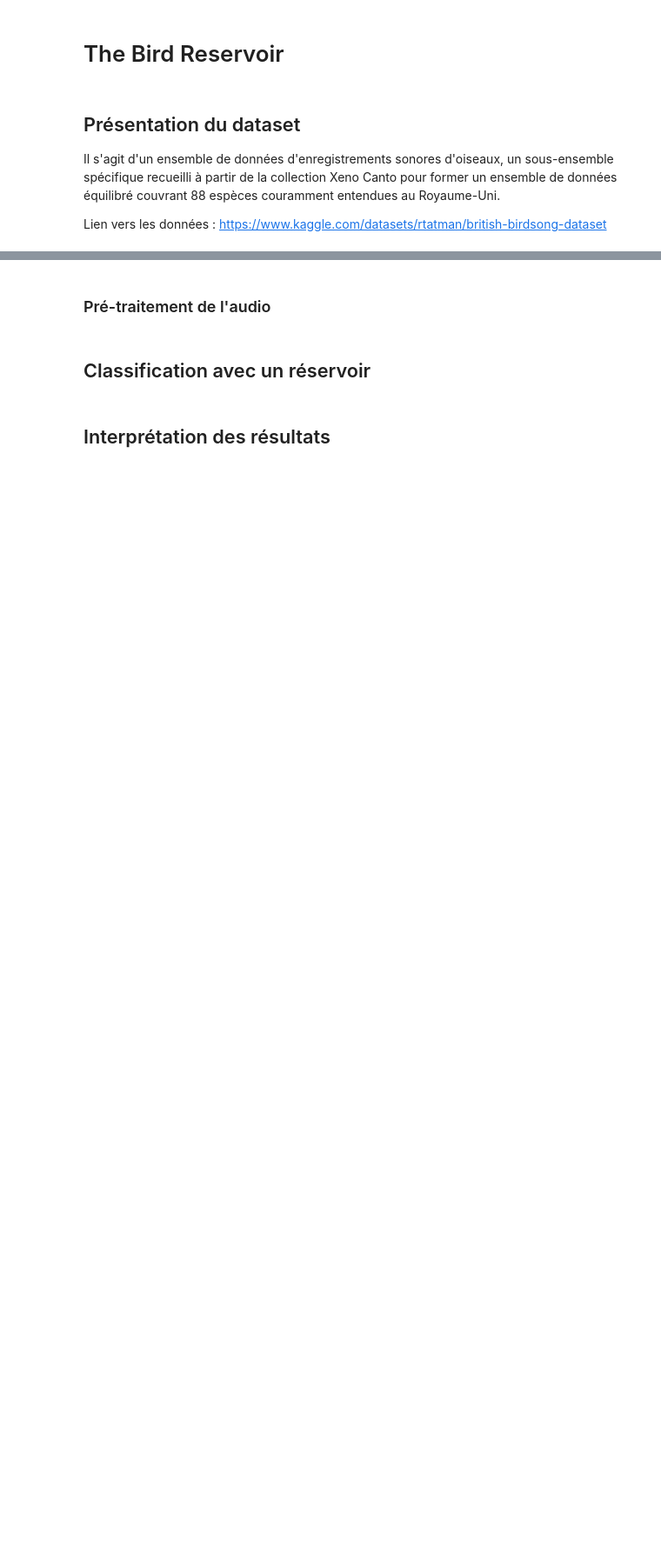
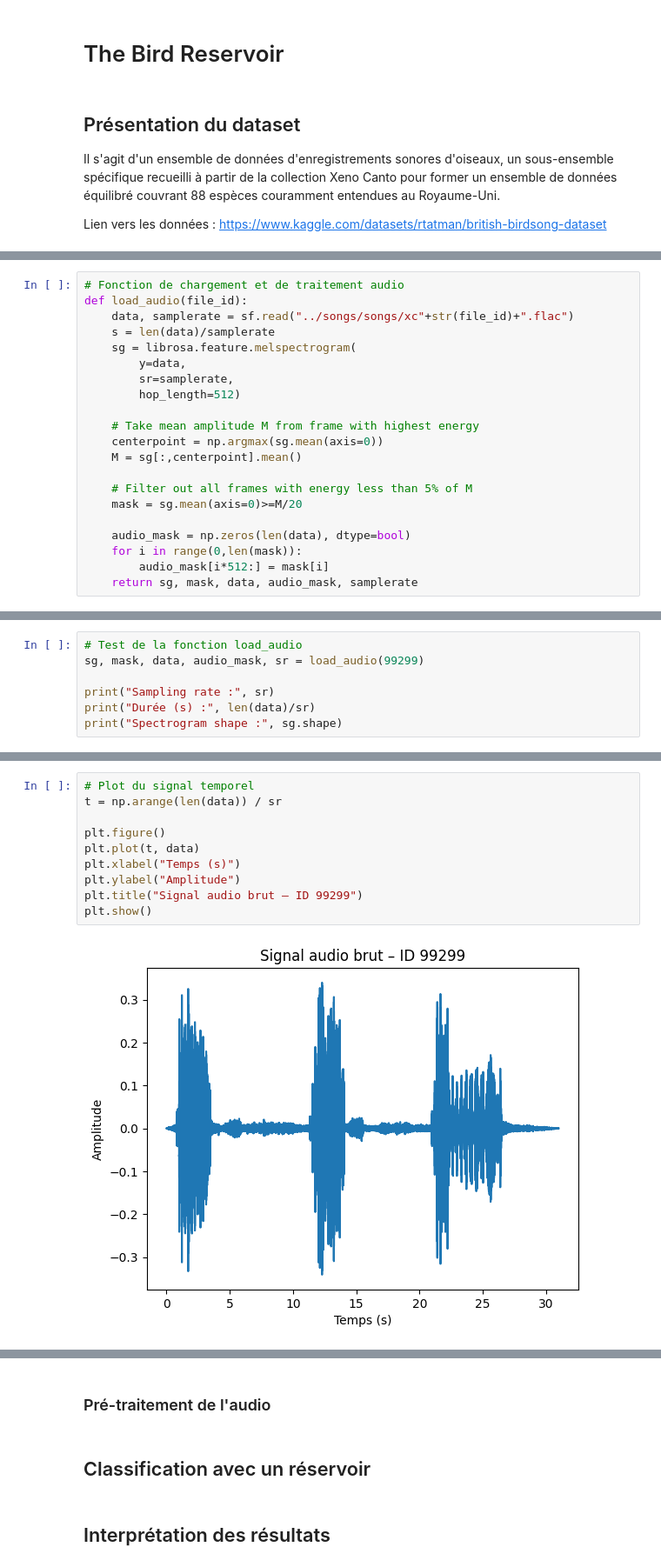
Before and after one commit to ncornet001/the-bird-reservoir, a Jupyter notebook: main.ipynb, the cells around one changed output, grey strips where cells are left out. Shown at 87% size. Cells and saved outputs as stored; diff of their text form; blank space fills up the shorter version.

```diff
--- a/main.ipynb
+++ b/main.ipynb
@@ -33,0 +72,21 @@ Note: you may need to restart the kernel to use updated packages.
+# %%
+# Fonction de chargement et de traitement audio
+def load_audio(file_id):
+    data, samplerate = sf.read("../songs/songs/xc"+str(file_id)+".flac")
+    s = len(data)/samplerate
+    sg = librosa.feature.melspectrogram(
+        y=data,
+        sr=samplerate,
+        hop_length=512)
+
+    # Take mean amplitude M from frame with highest energy
+    centerpoint = np.argmax(sg.mean(axis=0))
+    M = sg[:,centerpoint].mean()
+
+    # Filter out all frames with energy less than 5% of M
+    mask = sg.mean(axis=0)>=M/20
+
+    audio_mask = np.zeros(len(data), dtype=bool)
+    for i in range(0,len(mask)):
+        audio_mask[i*512:] = mask[i]
+    return sg, mask, data, audio_mask, samplerate
@@ -33,0 +95,7 @@ Note: you may need to restart the kernel to use updated packages.
+# %%
+# Test de la fonction load_audio
+sg, mask, data, audio_mask, sr = load_audio(99299)
+
+print("Sampling rate :", sr)
+print("Durée (s) :", len(data)/sr)
+print("Spectrogram shape :", sg.shape)
@@ -33,0 +106,12 @@ Note: you may need to restart the kernel to use updated packages.
+# %%
+# Plot du signal temporel
+t = np.arange(len(data)) / sr
+
+plt.figure()
+plt.plot(t, data)
+plt.xlabel("Temps (s)")
+plt.ylabel("Amplitude")
+plt.title("Signal audio brut – ID 99299")
+plt.show()
+# %% [output]
+[figure, added]
```
Also changed, not shown: parts of 19 cells of this notebook.
